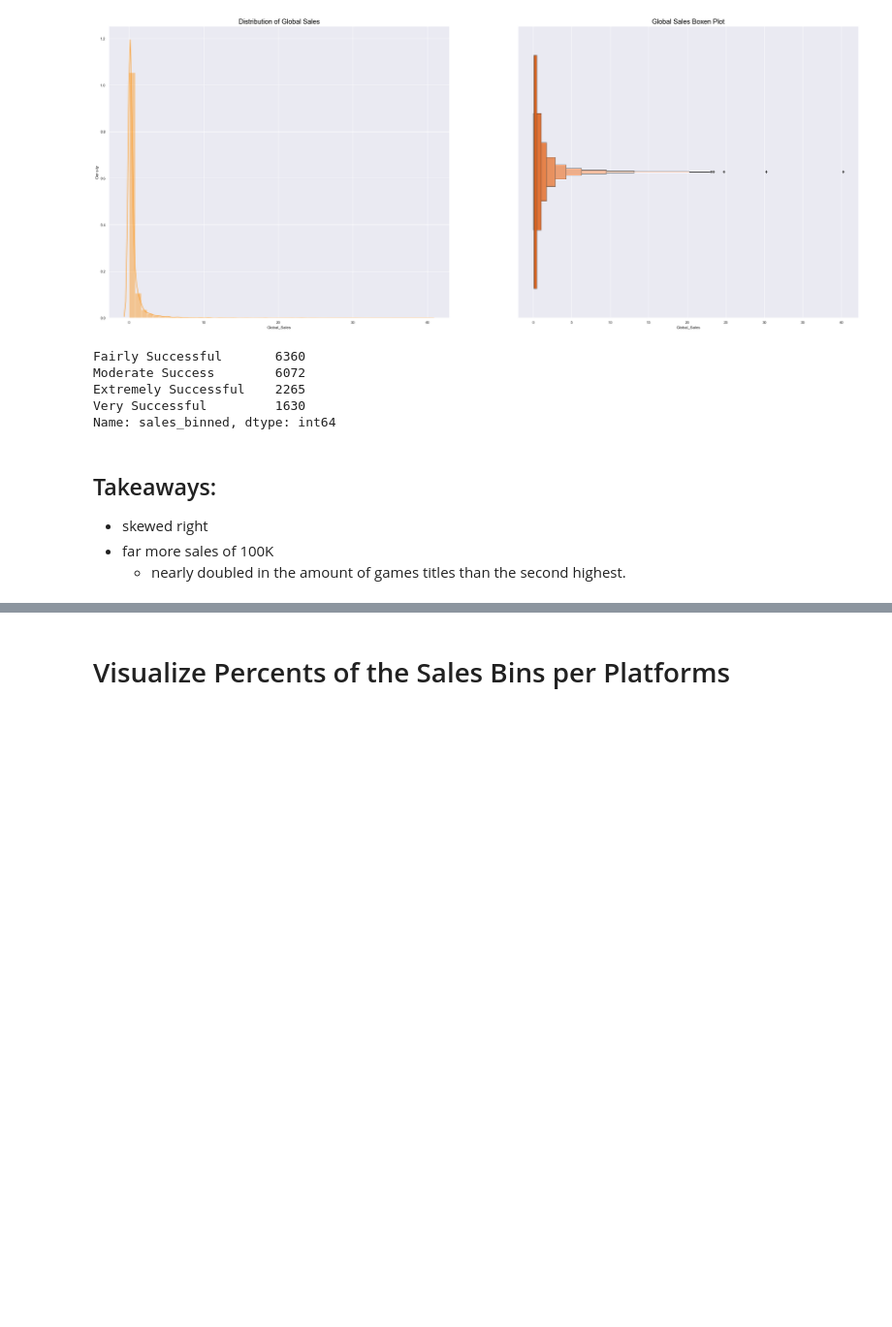
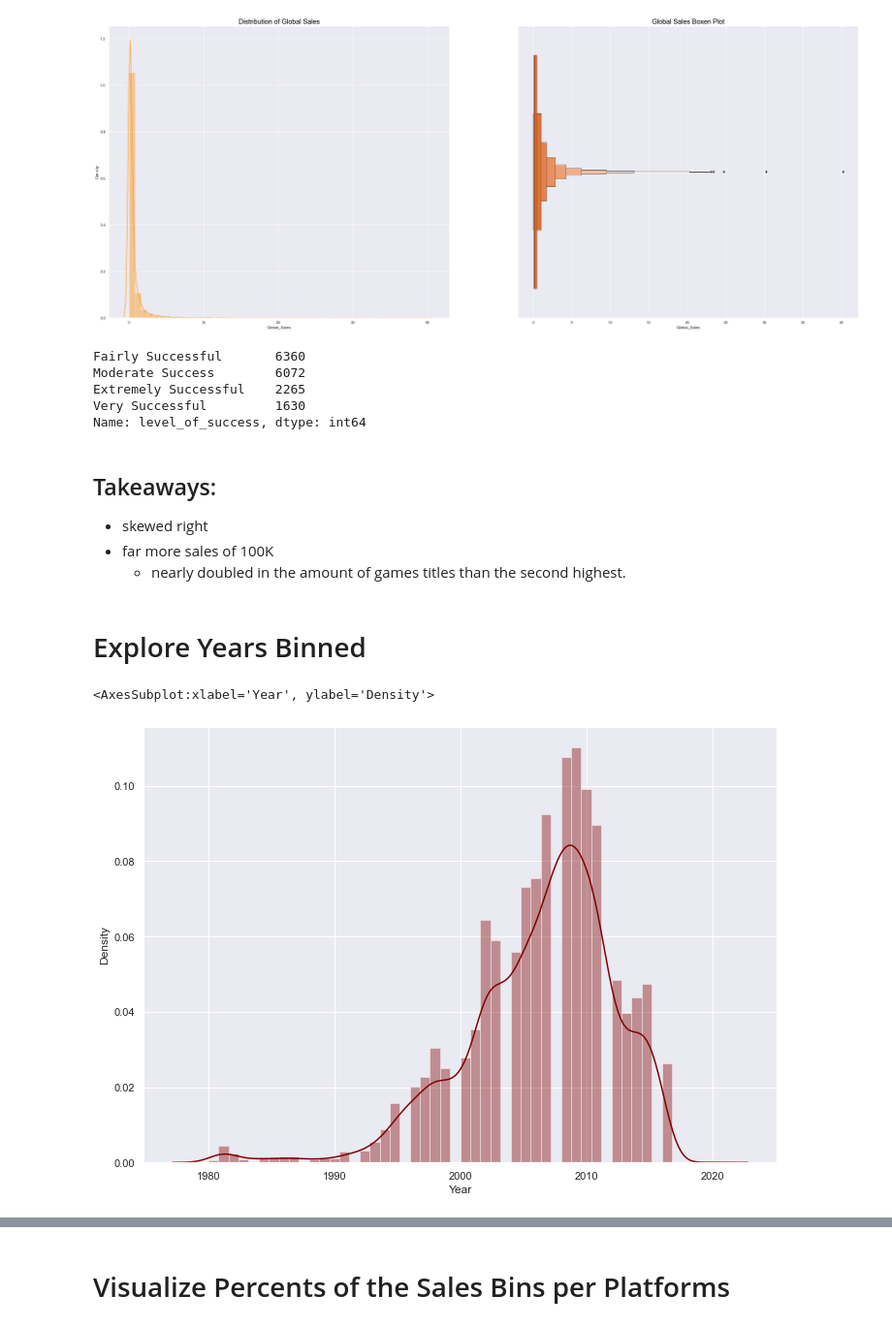
Before and after one commit to CaitlynCarney/video_game_sales, a Jupyter notebook: Workbooks/exploration.ipynb, the cells around one changed output, grey strips where cells are left out. Shown: that part at 97% size. Drawn from its saved outputs; the diff is of its cells as text; code cells hidden in the pictures; blank space fills up the shorter version.

```diff
--- a/Workbooks/exploration.ipynb
+++ b/Workbooks/exploration.ipynb
@@ -103,15 +104,22 @@ sns.boxenplot(x=train["Global_Sales"], palette='hot')
 <AxesSubplot:title={'center':'Global Sales Boxen Plot'}, xlabel='Global_Sales'>
 [figure]
 # %%
-df.sales_binned.value_counts()
+df.level_of_success.value_counts()
 # %% [output]
 Fairly Successful       6360
 Moderate Success        6072
 Extremely Successful    2265
 Very Successful         1630
-Name: sales_binned, dtype: int64
+Name: level_of_success, dtype: int64
 # %% [markdown]
 ## Takeaways:
 - skewed right
 - far more sales of 100K
     - nearly doubled in the amount of games titles than the second highest.
+# %% [markdown]
+# Explore Years Binned
+# %%
+sns.distplot(train.Year, kde=True, color='maroon')
+# %% [output]
+<AxesSubplot:xlabel='Year', ylabel='Density'>
+[figure, added]
```
Also changed, not shown: parts of 32 cells of this notebook.
